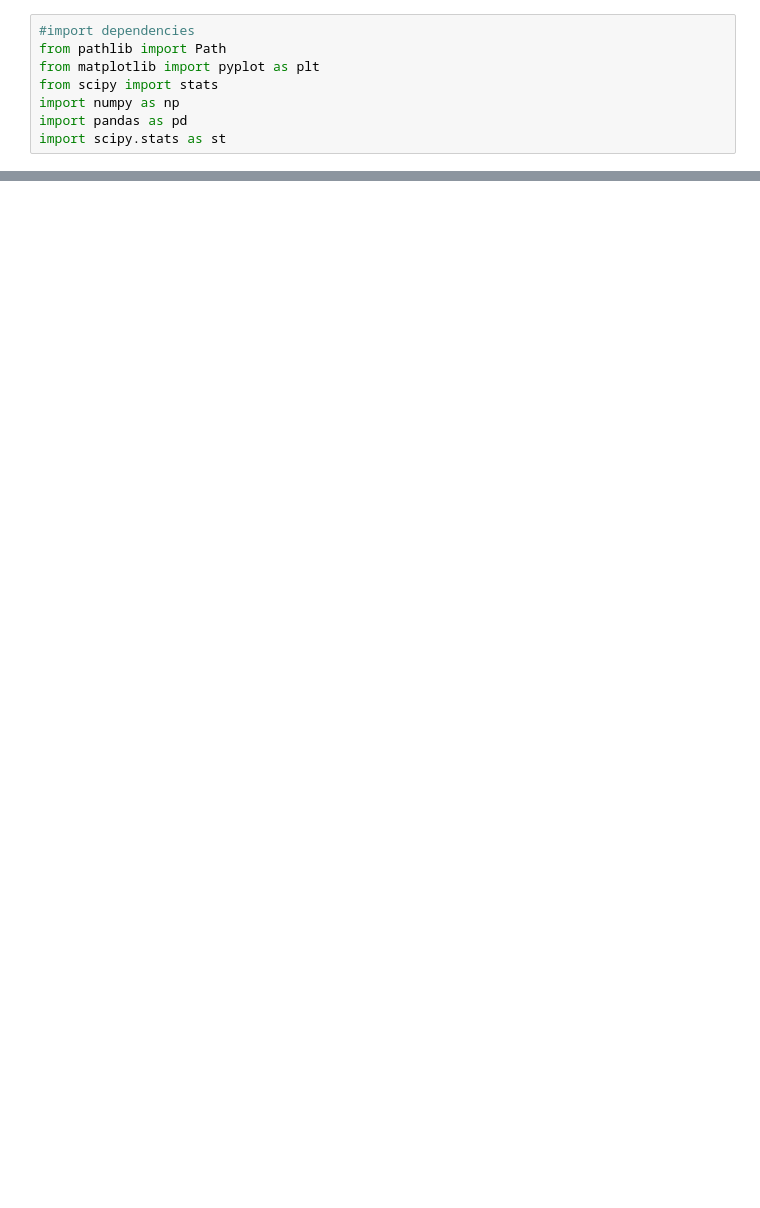
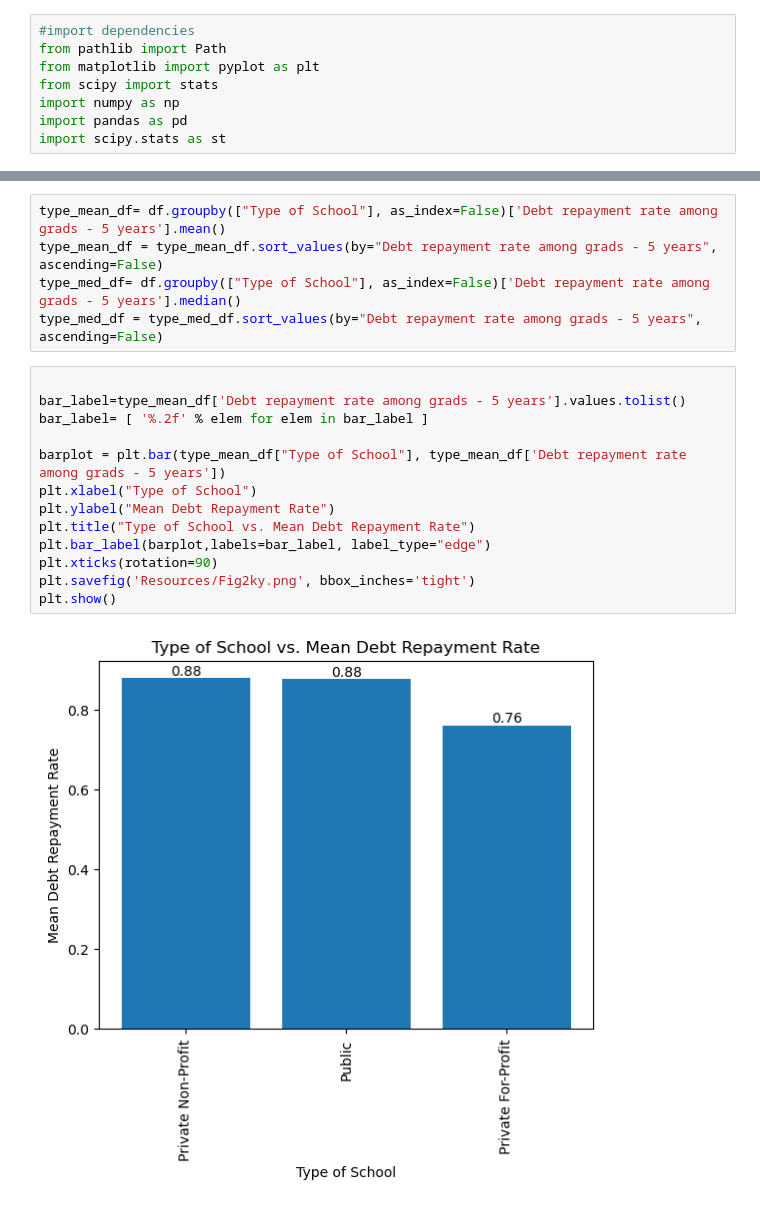
Before and after one commit to katyoung91/Project-1, a Jupyter notebook: kat_charts.ipynb, the cells around one changed output, grey strips where cells are left out. Drawn from its saved outputs; the diff is of its cells as text; blank space fills up the shorter version.

```diff
--- a/kat_charts.ipynb
+++ b/kat_charts.ipynb
@@ -52,0 +82,20 @@ plt.show()
+# %%
+type_mean_df= df.groupby(["Type of School"], as_index=False)['Debt repayment rate among grads - 5 years'].mean()
+type_mean_df = type_mean_df.sort_values(by="Debt repayment rate among grads - 5 years", ascending=False)
+type_med_df= df.groupby(["Type of School"], as_index=False)['Debt repayment rate among grads - 5 years'].median()
+type_med_df = type_med_df.sort_values(by="Debt repayment rate among grads - 5 years", ascending=False)
+# %%
+
+bar_label=type_mean_df['Debt repayment rate among grads - 5 years'].values.tolist()
+bar_label= [ '%.2f' % elem for elem in bar_label ]
+
+barplot = plt.bar(type_mean_df["Type of School"], type_mean_df['Debt repayment rate among grads - 5 years'])
+plt.xlabel("Type of School")
+plt.ylabel("Mean Debt Repayment Rate")
+plt.title("Type of School vs. Mean Debt Repayment Rate")
+plt.bar_label(barplot,labels=bar_label, label_type="edge")
+plt.xticks(rotation=90)
+plt.savefig('Resources/Fig2ky.png', bbox_inches='tight')
+plt.show()
+# %% [output]
+[figure, added]
```
Also changed, not shown: parts of 13 cells of this notebook, 4 other files.
